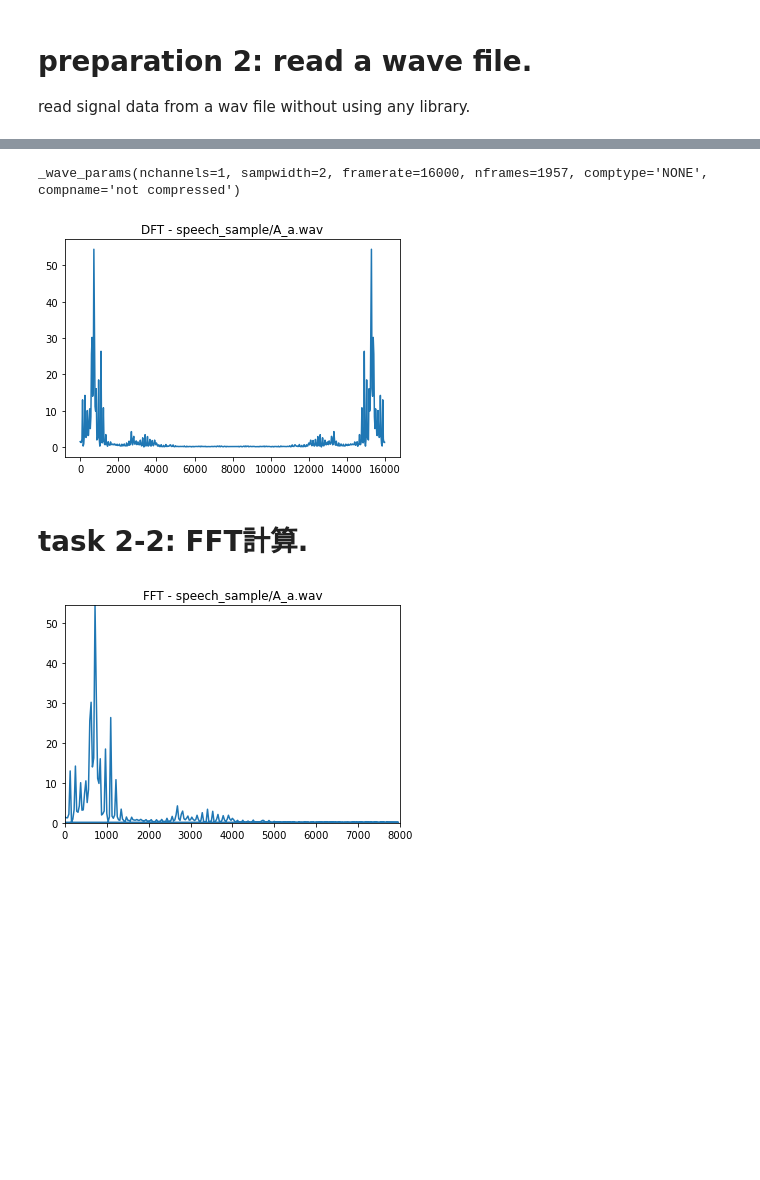
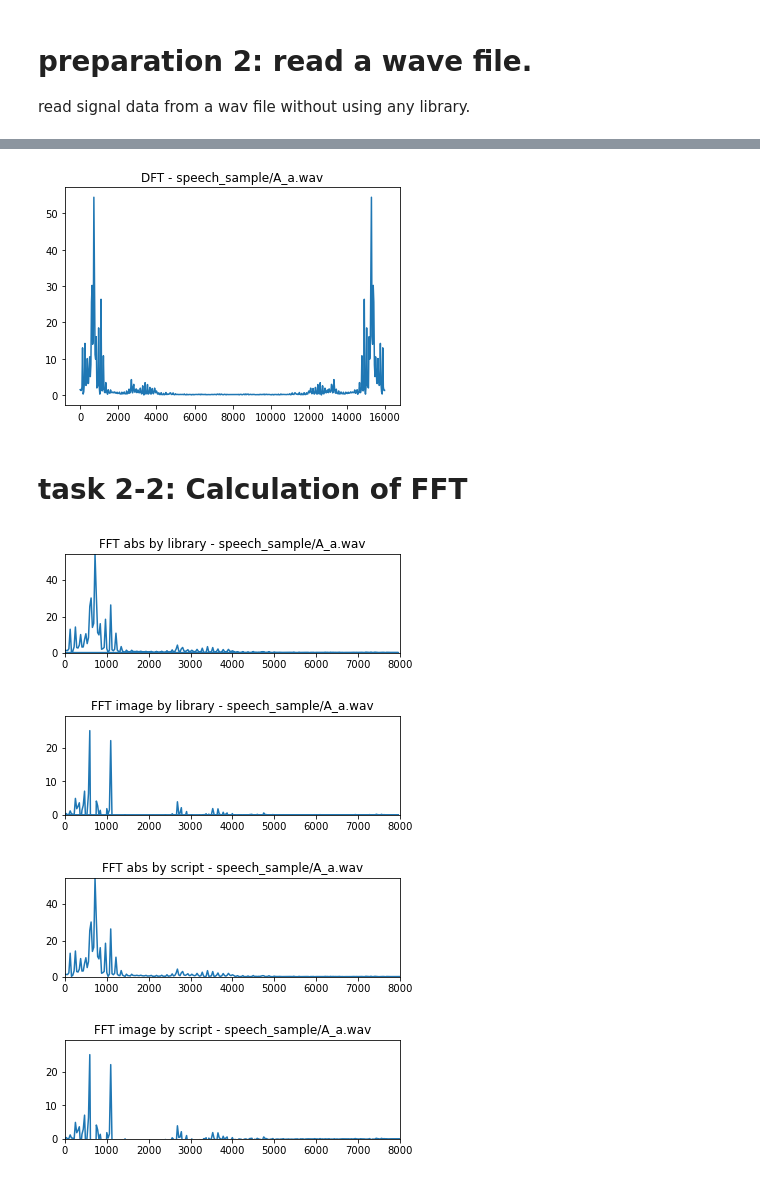
Before and after one commit to yemaozi88/speech_recognition_1, a Jupyter notebook: B3_1_takkan.ipynb, the cells around one changed output, grey strips where cells are left out. Cells and saved outputs as stored; diff of their text form; code cells hidden in the pictures; blank space fills up the shorter version.

```diff
--- a/B3_1_takkan.ipynb
+++ b/B3_1_takkan.ipynb
@@ -104,7 +192,12 @@ def DFT(data):
 # %%
-wave_data = wave_load(wav_file)
+channels = int.from_bytes(content[22:24], "little")
+chunk_size = len(content[44:]) // 2
+amp  = (2**8) ** int.from_bytes(content[32:34], "little") / 2
+wave_data = content[44:]
+wave_data = np.frombuffer(wave_data,'int16')
+wave_data = wave_data / amp
 
-# DFT
+# Calculation of DFT
 dft_data = DFT(wave_data[0:512])
 
 # 周波数リストを作成
@@ -112,29 +205,55 @@ dft_data = DFT(wave_data[0:512])
 frq = np.arange(len(wave_data[0:512])) * fs / len(wave_data[0:512])
 
 # グラフ表示
-plt.subplot(1,1,1)
 plt.title("DFT - " + wav_file)
 plt.plot(frq,dft_data)
 
 # グラフ表示
 plt.show()
 # %% [output]
-_wave_params(nchannels=1, sampwidth=2, framerate=16000, nframes=1957, comptype='NONE', compname='not compressed')
 [figure]
 # %% [markdown]
-# task 2-2: FFT計算.
+# task 2-2: Calculation of FFT
-# %%
-d = 1.0 / fs
-size = 512
-
-fft_data = np.fft.fft(wave_data[0:0 + size])
-frq = np.fft.fftfreq(size,d)
-
-plt.subplot(1,1,1)
-plt.title("FFT - " + wav_file)
-plt.plot(frq,abs(fft_data))
-plt.axis([0,fs/2,0,max(abs(fft_data))])
-
-plt.show()
-# %% [output]
-[figure, removed]
+# %%
+d = 1.0 / fs
+size = 512
+# Calculation of FFT by library
+fft_data = np.fft.fft(wave_data[0:0 + size])
+frq = np.fft.fftfreq(size,d)
+
+plt.subplot(2,1,1)
+plt.title("FFT abs by library - " + wav_file)
+plt.plot(frq,abs(fft_data))
+plt.axis([0,fs/2,0,max(abs(fft_data))])
+
+plt.show()
+
+plt.subplot(2,1,2)
+plt.title("FFT image by library - " + wav_file)
+plt.plot(frq,np.imag(fft_data))
+plt.axis([0,fs/2,0,max(np.imag(fft_data))])
+
+plt.show()
+
+# Calculation of FFT by script
+fft_data_ori = FFT(wave_data[0:0 + size])
+freq_ori = np.arange(len(fft_data_ori)) * fs / len(fft_data_ori)
+
+plt.subplot(2,1,1)
+plt.title("FFT abs by script - " + wav_file)
+plt.plot(freq_ori,abs(np.array(fft_data_ori)))
+plt.axis([0,fs/2,0,max(abs(np.array(fft_data_ori)))])
+
+plt.show()
+
+plt.subplot(2,1,2)
+plt.title("FFT image by script - " + wav_file)
+plt.plot(freq_ori,np.imag(np.array(fft_data_ori)))
+plt.axis([0,fs/2,0,max(np.imag(np.array(fft_data_ori)))])
+
+plt.show()
+# %% [output]
+[figure, added]
+[figure, added]
+[figure, added]
+[figure, added]
```
Also changed, not shown: parts of 14 cells of this notebook.
